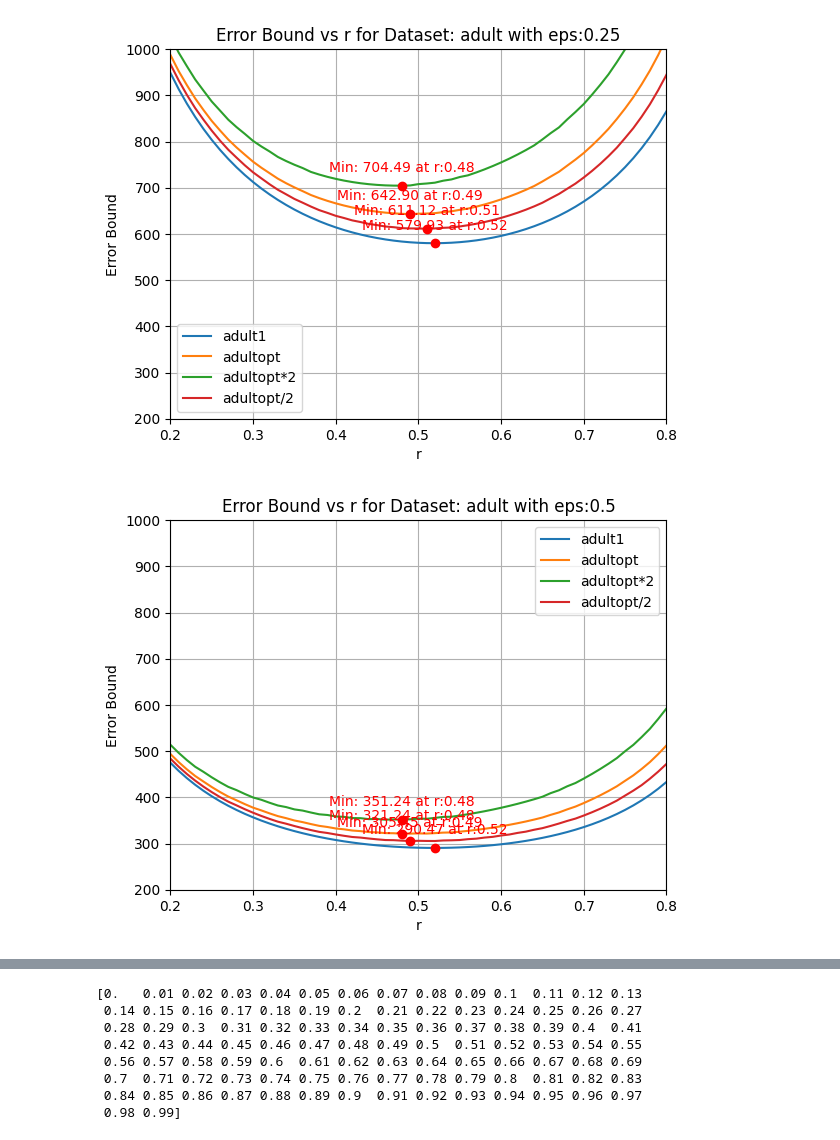
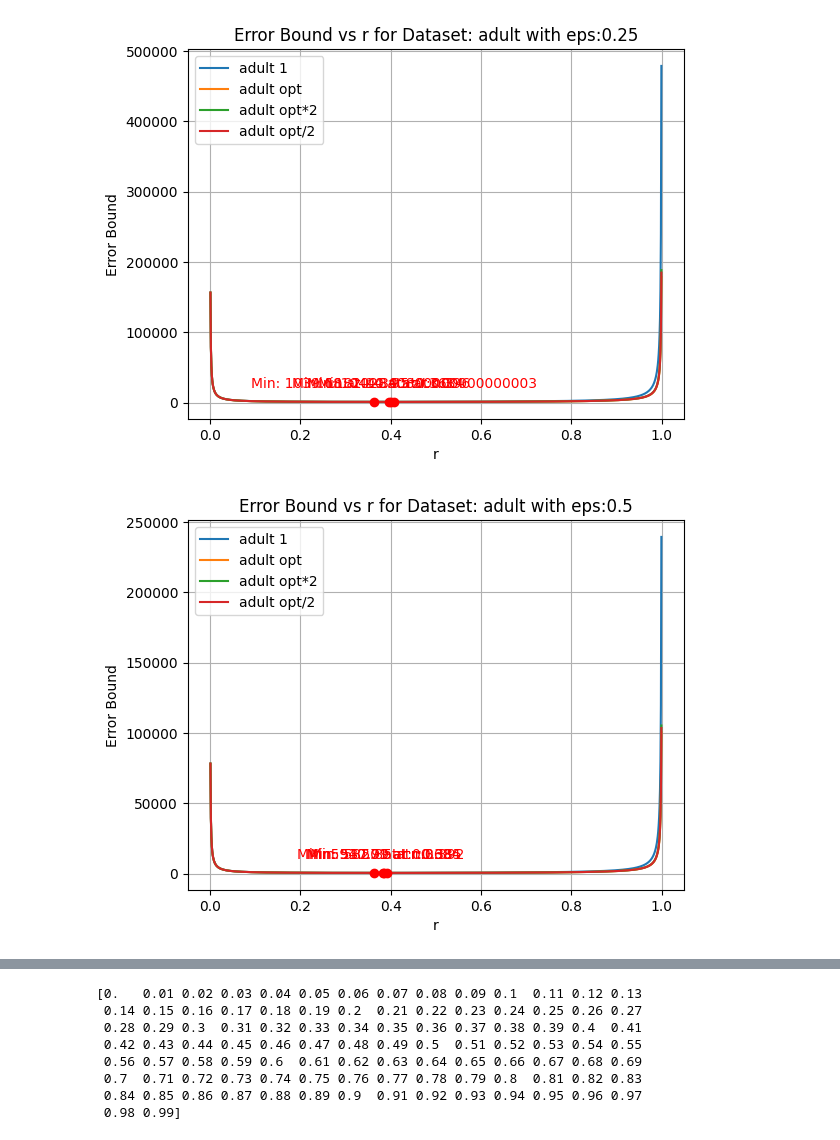
Before and after one commit to Timliuw/DP-Tim, a Jupyter notebook: CI_Tim.ipynb, the cells around one changed output, grey strips where cells are left out. Cells and saved outputs as stored; diff of their text form; code cells hidden in the pictures.

```diff
--- a/CI_Tim.ipynb
+++ b/CI_Tim.ipynb
@@ -1124,7 +1133,7 @@ true_med = np.median(D)
 # print(np.median(D))
 # %%
 # CI Parameters
-eps = [2]
+eps = [1]
 beta = [0.01]
 sens = 1 #fixed
 num_repeat=100
@@ -1211,5 +1235,5 @@ Average Time to find CI = 0.004078619480133057
 # %%
-#Test median
+#Test median (use discretized)
 output_mode = 3
 return_index = 13
 experiment_target = "Avg Median Error"
@@ -1220,10 +1244,11 @@ b_list_step = 1
 # worksheet.append_row(["alpha:"+str(alpha),"beta:"+str(beta_g)])
 # worksheet.append_row(["mean:"+str(mean),"std_dev:"+str(std_dev)])
 # worksheet.append_row(["scale:"+str(scale)])
-worksheet.append_row(["a:"+str(a),"b:"+str(b)])
+
 worksheet.append_row([data_uuid,"domain_size:"+str(domain_size),"n:"+str(n),"avg Median err","b_step:"+str(b_list_step),"num_repeat:"+str(num_repeat)])
 worksheet.append_row([column1_title,"EM_CI","our_CI","our_CI(opt)"])
 eps_list = [0.25,0.5,1,2,4] #
+eps_list = [4] #
 df = pd.DataFrame()
 
 for eps_val in eps_list:
@@ -1235,8 +1260,8 @@ for eps_val in eps_list:
   optimized_step = int(8/eps_2)
   use_discretized = 0
   ourCI_output = test_ours(b_list_step=b_list_step,eps=eps, beta=beta, num_repeat=num_repeat,D=D,compare = True)[return_index]
-  use_discretized = 1
-  ourCI2_output = test_ours(b_list_step=b_list_step,eps=eps, beta=beta, num_repeat=num_repeat,D=newD,compare = True,med_method=1)[return_index]
+  use_discretized = 0
+  ourCI2_output = test_ours(b_list_step=optimized_step,eps=eps, beta=beta, num_repeat=num_repeat,D=D,compare = True)[return_index]
   output_RowData = [eps_val,EMCI_output,ourCI_output,ourCI2_output]
   worksheet.append_row(output_RowData)
   color_horizontally(worksheet)
@@ -1388,6 +1431,7 @@ for eps_val in eps_list:
 # eps split (using opt_b)
 output_mode = 3
 num_repeat=100
+eps_list = [0.25,0.5,1,2,4]
 use_rank = True
 if use_rank:
   CIindex = 19
@@ -1401,10 +1445,10 @@ first_row_CI = [data_uuid,"domain_size:"+str(domain_size),"n:"+str(n),"avg CI le
 test_types = ["eps","EM_CI","our_CI 7:3","our_CI 6:4","our_CI 5:5","our_CI 4:6","our_CI 3:7","our_CI 2:8"]
 worksheet.append_row(first_row_err+first_row_CI)
 worksheet.append_row(test_types+test_types)
-eps_list = [0.25,0.5,1,2,4]
+
 df = pd.DataFrame()
-conclusion = ""
 for eps_val in eps_list:
+  time.sleep(10)
   eps = [eps_val]
   print("---------Runing eps:"+str(eps_val)+"---------")
   EMCI_output = test_theirs(eps=eps, beta=beta, num_repeat=num_repeat,median_method=0,D=newD)
@@ -1459,23 +1503,9 @@ for eps_val in eps_list:
   ourCI_output6 = test_ours(b_list_step=optimized_step,eps=eps, beta=beta, num_repeat=num_repeat,D=D)
   ourCI_err6 = ourCI_output6[errindex]
   ourCI_CI6 = ourCI_output6[CIindex]
-
-  if (ourCI_err < ourCI_err3 and ourCI_CI < ourCI_CI3):
-    conclusion += "7:3 with eps:"+str(eps_val)+"improves both err and CI length\n"
-  if (ourCI_err2 < ourCI_err3 and ourCI_CI2 < ourCI_CI3):
-    conclusion += "6:4 with eps:"+str(eps_val)+"improves both err and CI length\n"
-  if (ourCI_err4 < ourCI_err3 and ourCI_CI4 < ourCI_CI3):
-    conclusion += "4:6 with eps:" + str(eps_val) + " improves both err and CI length\n"
-  if (ourCI_err5 < ourCI_err3 and ourCI_CI5 < ourCI_CI3):
-    conclusion += "3:7 with eps:" + str(eps_val) + " improves both err and CI length\n"
-  if (ourCI_err6 < ourCI_err3 and ourCI_CI6 < ourCI_CI3):
-    conclusion += "2:8 with eps:" + str(eps_val) + " improves both err and CI length\n"
-
   RowData_err = [eps_val,EMCI_err,ourCI_err,ourCI_err2,ourCI_err3,ourCI_err4,ourCI_err5,ourCI_err6]
   RowData_CI = [eps_val,EMCI_CI,ourCI_CI,ourCI_CI2,ourCI_CI3,ourCI_CI4,ourCI_CI5,ourCI_CI6]
   Final_RowData = RowData_err+RowData_CI
   worksheet.append_row(Final_RowData)
   color_horizontally(worksheet,col_n=7)
   color_horizontally(worksheet,col_n=7,starting_col=10)
-print("conclusion:\n"+conclusion)
-worksheet.append_row([conclusion])
@@ -1485,7 +1666,7 @@ import matplotlib.pyplot as plt
 
 eps_list = [0.25,0.5,1,2,4]
 for mode,data_uuid in dataset_id_dict.items():
-  if mode == 0:
+  if mode == 1:
     D = readInput(mode)
     n = len(D)
     lowest = int(min(D))
@@ -1503,7 +1684,7 @@ for mode,data_uuid in dataset_id_dict.items():
         eps_1 = r * eps_val
         eps_2 = eps_val - eps_1
         optimized_step = int(8/eps_2)
-        b_list = range(0, domain_size, b_list_step*int(n/b_list_step))
+        b_list = range(0, b_list_step*int(domain_size/b_list_step),optimized_step)
         C = (2/eps_1) *(np.log(domain_size/beta_1))
         m = len(b_list)
         alpha = (8*np.log(m)+np.log(2/beta_2)) / eps_2
@@ -1551,7 +1732,7 @@ for mode,data_uuid in dataset_id_dict.items():
     for eps_val in eps_list:
       error_bound_values = [[],[],[],[]]
       eps = [eps_val]
-      r_values = np.arange(0, 1, 0.01)
+      r_values = np.arange(0, 1, 0.001)
       min_error_bound = [float('inf'),float('inf'),float('inf'),float('inf')]
       min_r_value = [None,None,None,None]
       min_error = [None,None,None,None]
@@ -1560,36 +1741,37 @@ for mode,data_uuid in dataset_id_dict.items():
         eps_2 = eps_val - eps_1
         optimized_step = int(8/eps_2)
         for step_index in range(0,4):
           steps = [1,optimized_step,optimized_step*2,optimized_step/2]
+          # steps = [optimized_step]*4
           b_list_step = int(steps[step_index])
-          b_list = range(0, domain_size, b_list_step*int(n/b_list_step))
+          b_list = range(0, b_list_step*int(domain_size/b_list_step),b_list_step)
           C = (2/eps_1) *(np.log(domain_size/beta_1))
           m = len(b_list)
           alpha = (8*np.log(m)+np.log(2/beta_2)) / eps_2
           error_bound = C + alpha + b_list_step
           error_bound_values[step_index].append(error_bound)
           if error_bound < min_error_bound[step_index]:
             min_error_bound[step_index] = error_bound
             min_r_value[step_index] = r
             min_error[step_index] = error_bound
       for step_index in range(0,4):
         step_options = ["1","opt","opt*2","opt/2"]
-        plt.plot(r_values, error_bound_values[step_index], label=data_uuid+step_options[step_index])
+        plt.plot(r_values, error_bound_values[step_index], label=data_uuid+" "+step_options[step_index])
         plt.scatter(min_r_value[step_index], min_error[step_index], color='red', zorder=5)
         plt.annotate(f"Min: {min_error[step_index]:.2f} at r:{min_r_value[step_index]}",
                 (min_r_value[step_index], min_error[step_index]),
                 textcoords="offset points",
                 xytext=(0,10),
                 ha='center', color='red')
 
-      plt.xlim(0.2, 0.8)  # Zoom in on the r-axis range [0.2, 0.8]
-      plt.ylim(200, 1000)
+      # plt.xlim(0.2, 0.8)  # Zoom in on the r-axis range [0.2, 0.8]
+      # plt.ylim(200, 1000)
       plt.title(f"Error Bound vs r for Dataset: {data_uuid} with eps:{eps_val}")
       plt.xlabel("r")
       plt.ylabel("Error Bound")
       plt.legend(loc="best")
       plt.grid(True)
       plt.show()
 # %% [output]
-[figure, old version]
+[figure, new version]
-[figure, old version]
+[figure, new version]
```
Also changed, not shown: parts of 9 cells of this notebook.
